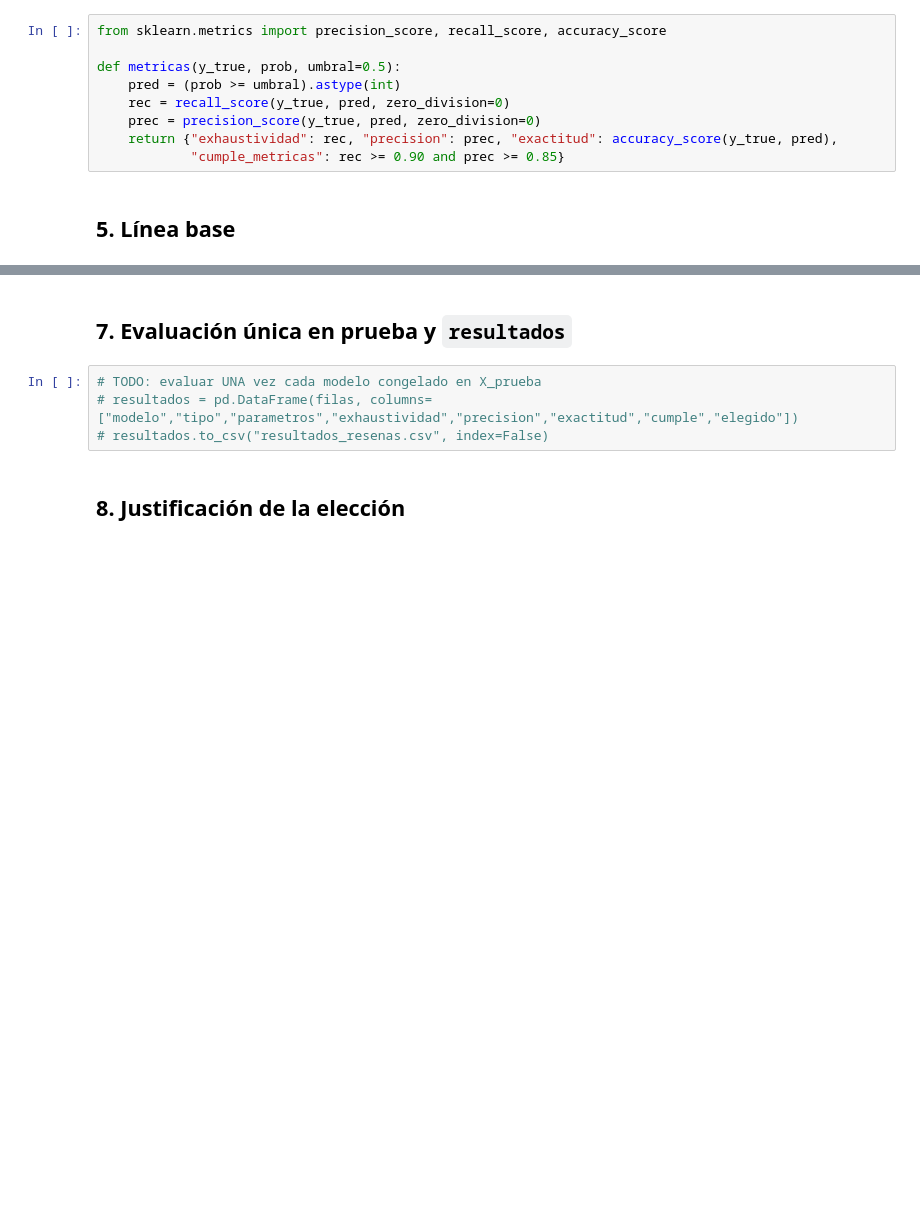
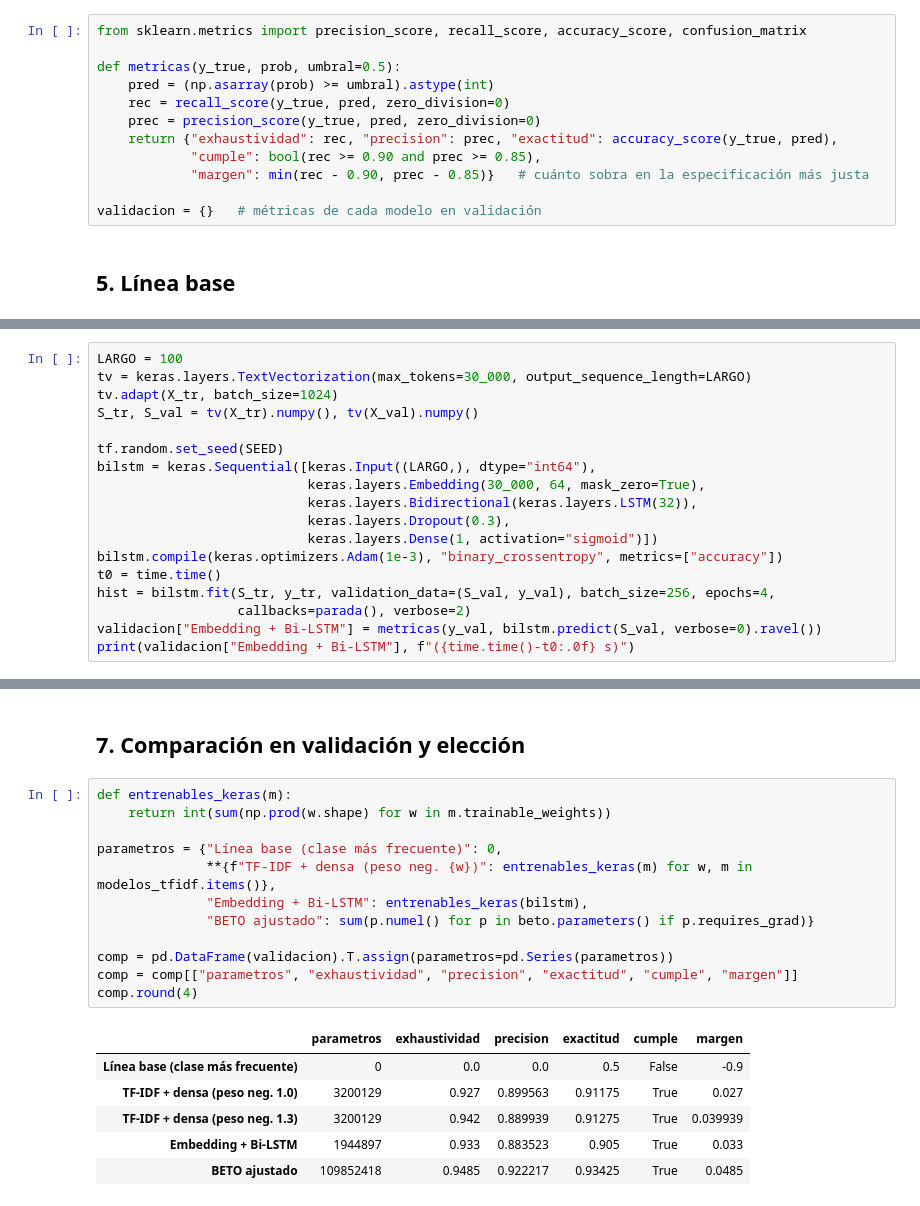
Before and after one commit to LuisPablo54/aa3-examen-p2-equipo-LuisFranMares, a Jupyter notebook: resenas/DEV_resenas.ipynb, the cells around one changed output, grey strips where cells are left out. Drawn from its saved outputs; the diff is of its cells as text; blank space fills up the shorter version.

```diff
--- a/resenas/DEV_resenas.ipynb
+++ b/resenas/DEV_resenas.ipynb
@@ -43,13 +118,16 @@ print(len(X_tr), len(X_val), y_tr.mean().round(3), y_val.mean().round(3))
 # %% [markdown]
 ## 4. Métricas del cliente
 # %%
-from sklearn.metrics import precision_score, recall_score, accuracy_score
+from sklearn.metrics import precision_score, recall_score, accuracy_score, confusion_matrix
 
 def metricas(y_true, prob, umbral=0.5):
-    pred = (prob >= umbral).astype(int)
+    pred = (np.asarray(prob) >= umbral).astype(int)
     rec = recall_score(y_true, pred, zero_division=0)
     prec = precision_score(y_true, pred, zero_division=0)
     return {"exhaustividad": rec, "precision": prec, "exactitud": accuracy_score(y_true, pred),
-            "cumple_metricas": rec >= 0.90 and prec >= 0.85}
+            "cumple": bool(rec >= 0.90 and prec >= 0.85),
+            "margen": min(rec - 0.90, prec - 0.85)}   # cuánto sobra en la especificación más justa
+
+validacion = {}   # métricas de cada modelo en validación
 # %% [markdown]
 ## 5. Línea base
@@ -64,0 +201,18 @@ TF-IDF + red densa · Embedding + Bi-LSTM · BETO ajustado (Colab GPU). Elegir c
+# %%
+LARGO = 100
+tv = keras.layers.TextVectorization(max_tokens=30_000, output_sequence_length=LARGO)
+tv.adapt(X_tr, batch_size=1024)
+S_tr, S_val = tv(X_tr).numpy(), tv(X_val).numpy()
+
+tf.random.set_seed(SEED)
+bilstm = keras.Sequential([keras.Input((LARGO,), dtype="int64"),
+                           keras.layers.Embedding(30_000, 64, mask_zero=True),
+                           keras.layers.Bidirectional(keras.layers.LSTM(32)),
+                           keras.layers.Dropout(0.3),
+                           keras.layers.Dense(1, activation="sigmoid")])
+bilstm.compile(keras.optimizers.Adam(1e-3), "binary_crossentropy", metrics=["accuracy"])
+t0 = time.time()
+hist = bilstm.fit(S_tr, y_tr, validation_data=(S_val, y_val), batch_size=256, epochs=4,
+                  callbacks=parada(), verbose=2)
+validacion["Embedding + Bi-LSTM"] = metricas(y_val, bilstm.predict(S_val, verbose=0).ravel())
+print(validacion["Embedding + Bi-LSTM"], f"({time.time()-t0:.0f} s)")
@@ -65,8 +292,21 @@ TF-IDF + red densa · Embedding + Bi-LSTM · BETO ajustado (Colab GPU). Elegir c
 # %% [markdown]
-## 7. Evaluación única en prueba y `resultados`
+## 7. Comparación en validación y elección
-# %%
-# TODO: evaluar UNA vez cada modelo congelado en X_prueba
-# resultados = pd.DataFrame(filas, columns=["modelo","tipo","parametros","exhaustividad","precision","exactitud","cumple","elegido"])
-# resultados.to_csv("resultados_resenas.csv", index=False)
-# %% [markdown]
-## 8. Justificación de la elección
+# %%
+def entrenables_keras(m):
+    return int(sum(np.prod(w.shape) for w in m.trainable_weights))
+
+parametros = {"Línea base (clase más frecuente)": 0,
+              **{f"TF-IDF + densa (peso neg. {w})": entrenables_keras(m) for w, m in modelos_tfidf.items()},
+              "Embedding + Bi-LSTM": entrenables_keras(bilstm),
+              "BETO ajustado": sum(p.numel() for p in beto.parameters() if p.requires_grad)}
+
+comp = pd.DataFrame(validacion).T.assign(parametros=pd.Series(parametros))
+comp = comp[["parametros", "exhaustividad", "precision", "exactitud", "cumple", "margen"]]
+comp.round(4)
+# %% [output]
+|  | parametros | exhaustividad | precision | exactitud | cumple | margen |
+| Línea base (clase más frecuente) | 0 | 0.0 | 0.0 | 0.5 | False | -0.9 |
+| TF-IDF + densa (peso neg. 1.0) | 3200129 | 0.927 | 0.899563 | 0.91175 | True | 0.027 |
+| TF-IDF + densa (peso neg. 1.3) | 3200129 | 0.942 | 0.889939 | 0.91275 | True | 0.039939 |
+| Embedding + Bi-LSTM | 1944897 | 0.933 | 0.883523 | 0.905 | True | 0.033 |
+| BETO ajustado | 109852418 | 0.9485 | 0.922217 | 0.93425 | True | 0.0485 |
```
Also changed, not shown: parts of 36 cells of this notebook, 2 other files.
